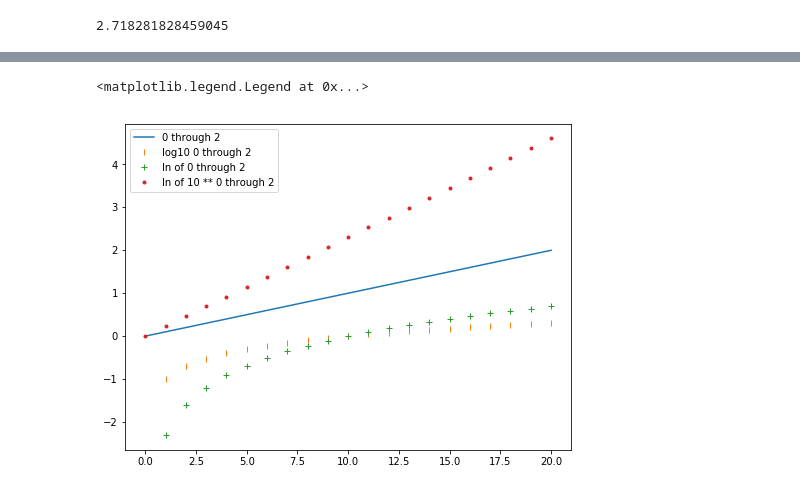
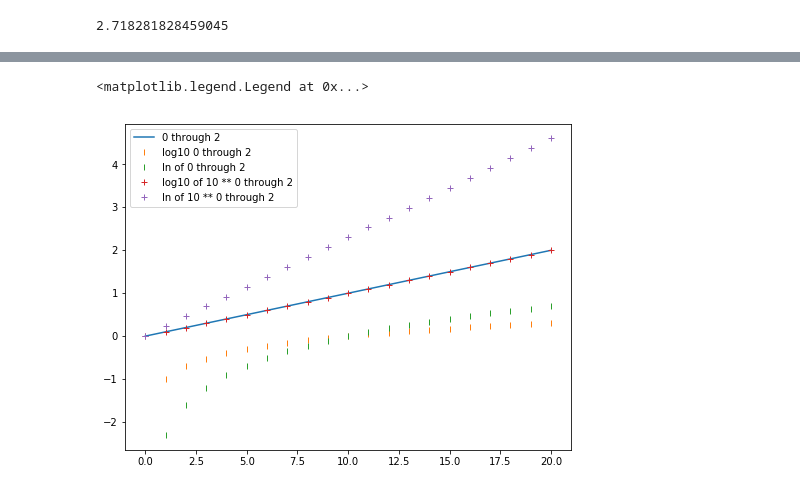
Before and after one commit to ssrosa/just_take_the_log, a Jupyter notebook: index.ipynb, the cells around one changed output, grey strips where cells are left out. Cells and saved outputs as stored; diff of their text form; code cells hidden in the pictures.

```diff
--- a/index.ipynb
+++ b/index.ipynb
@@ -168,12 +180,14 @@ plt.legend()
 # %%
 #With natural log
 fig = plt.figure(figsize = (8,6))
 plt.plot(zerothrutwo, label = '0 through 2')
 #plt.plot(zerothrutwenty, label = '0 through 20')
 plt.plot(np.log10([i for i in zerothrutwo ]), '|', label = 'log10 0 through 2')
-plt.plot(np.log([i for i in zerothrutwo ]), '+', label = 'ln of 0 through 2')
-plt.plot(np.log([10 ** i for i in zerothrutwo ]), '.', label = 'ln of 10 ** 0 through 2')
+plt.plot(np.log([i for i in zerothrutwo ]), '|', label = 'ln of 0 through 2')
+plt.plot(np.log10([10 ** i for i in zerothrutwo ]), '+', label = 'log10 of 10 ** 0 through 2')
+plt.plot(np.log([10 ** i for i in zerothrutwo ]), '+', label = 'ln of 10 ** 0 through 2')
+#plt.plot(np.log([np.e ** i for i in zerothrutwo ]), 'o', label = 'ln of e ** 0 through 2')
 plt.legend()
 # %% [output]
 <matplotlib.legend.Legend at 0x...>
-[figure, old version]
+[figure, new version]
```
Also changed, not shown: parts of 39 cells of this notebook.
